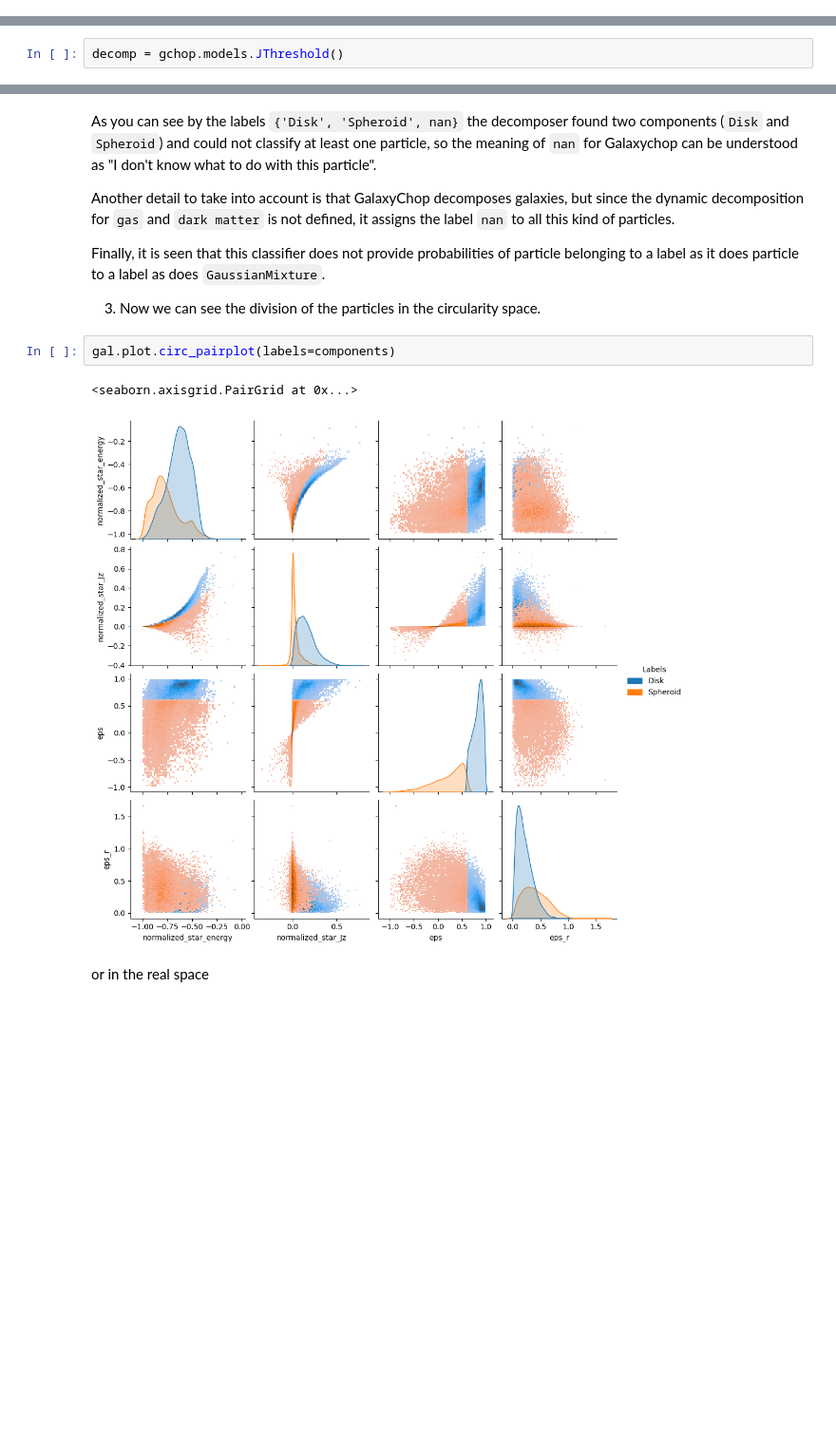
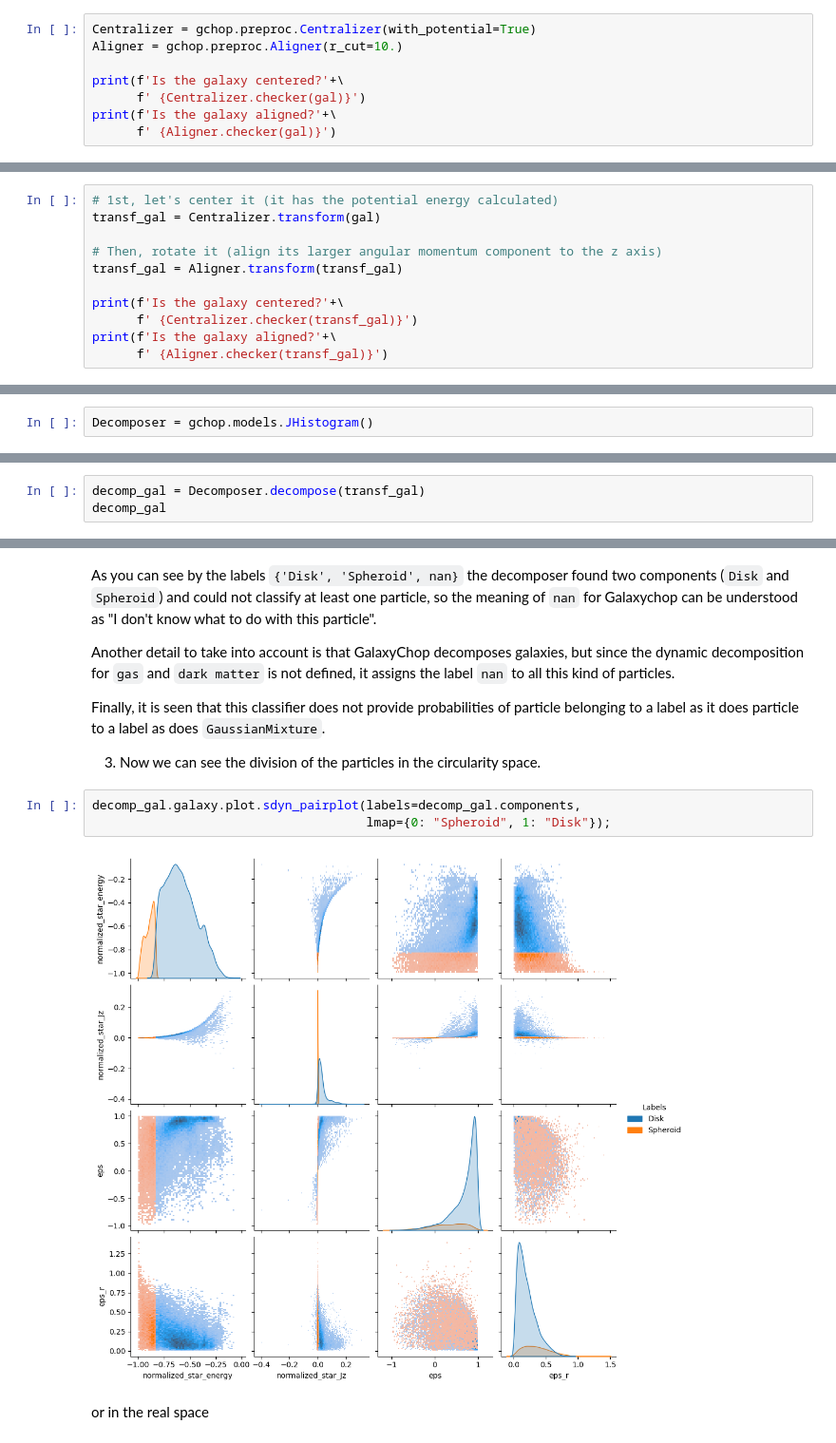
Before and after one commit to BrunoCeliz/galaxy-chop, a Jupyter notebook: docs/source/tutorials/quickstart.ipynb, the cells around one changed output, grey strips where cells are left out. Shown: that part at 95% size. Saved outputs shown, nothing was run; the diff lists cells and outputs as text; blank space fills up the shorter version.

```diff
--- a/docs/source/tutorials/quickstart.ipynb
+++ b/docs/source/tutorials/quickstart.ipynb
@@ -155,0 +149,8 @@ TypeError: GalaxyPlotter.hist() takes 2 positional arguments but 3 positional ar
+# %%
+Centralizer = gchop.preproc.Centralizer(with_potential=True)
+Aligner = gchop.preproc.Aligner(r_cut=10.)
+
+print(f'Is the galaxy centered?'+\
+      f' {Centralizer.checker(gal)}')
+print(f'Is the galaxy aligned?'+\
+      f' {Aligner.checker(gal)}')
@@ -155,0 +162,11 @@ TypeError: GalaxyPlotter.hist() takes 2 positional arguments but 3 positional ar
+# %%
+# 1st, let's center it (it has the potential energy calculated)
+transf_gal = Centralizer.transform(gal)
+
+# Then, rotate it (align its larger angular momentum component to the z axis)
+transf_gal = Aligner.transform(transf_gal)
+
+print(f'Is the galaxy centered?'+\
+      f' {Centralizer.checker(transf_gal)}')
+print(f'Is the galaxy aligned?'+\
+      f' {Aligner.checker(transf_gal)}')
@@ -164,6 +184,6 @@ The analysis can be summarized in the following steps
 
 1. Instantiate the decomposer
 # %%
-decomp = gchop.models.JThreshold()
+Decomposer = gchop.models.JHistogram()
 # %% [markdown]
 2. Decompose the galaxy into components
@@ -174,0 +190,3 @@ components
+# %%
+decomp_gal = Decomposer.decompose(transf_gal)
+decomp_gal
@@ -180,10 +227,10 @@ Another detail to take into account is that GalaxyChop decomposes galaxies, but
 Finally, it is seen that this classifier does not provide probabilities of particle belonging to a label as it does particle to a label as does `GaussianMixture`.
 
 3. Now we can see the division of the particles in the circularity space.
-# %%
-gal.plot.circ_pairplot(labels=components)
-# %% [output]
-<seaborn.axisgrid.PairGrid at 0x...>
-[figure, removed]
+# %%
+decomp_gal.galaxy.plot.sdyn_pairplot(labels=decomp_gal.components,
+                                     lmap={0: "Spheroid", 1: "Disk"});
+# %% [output]
+[figure, added]
 # %% [markdown]
 or in the real space
```
Also changed, not shown: parts of 25 cells of this notebook, 1 other file.
